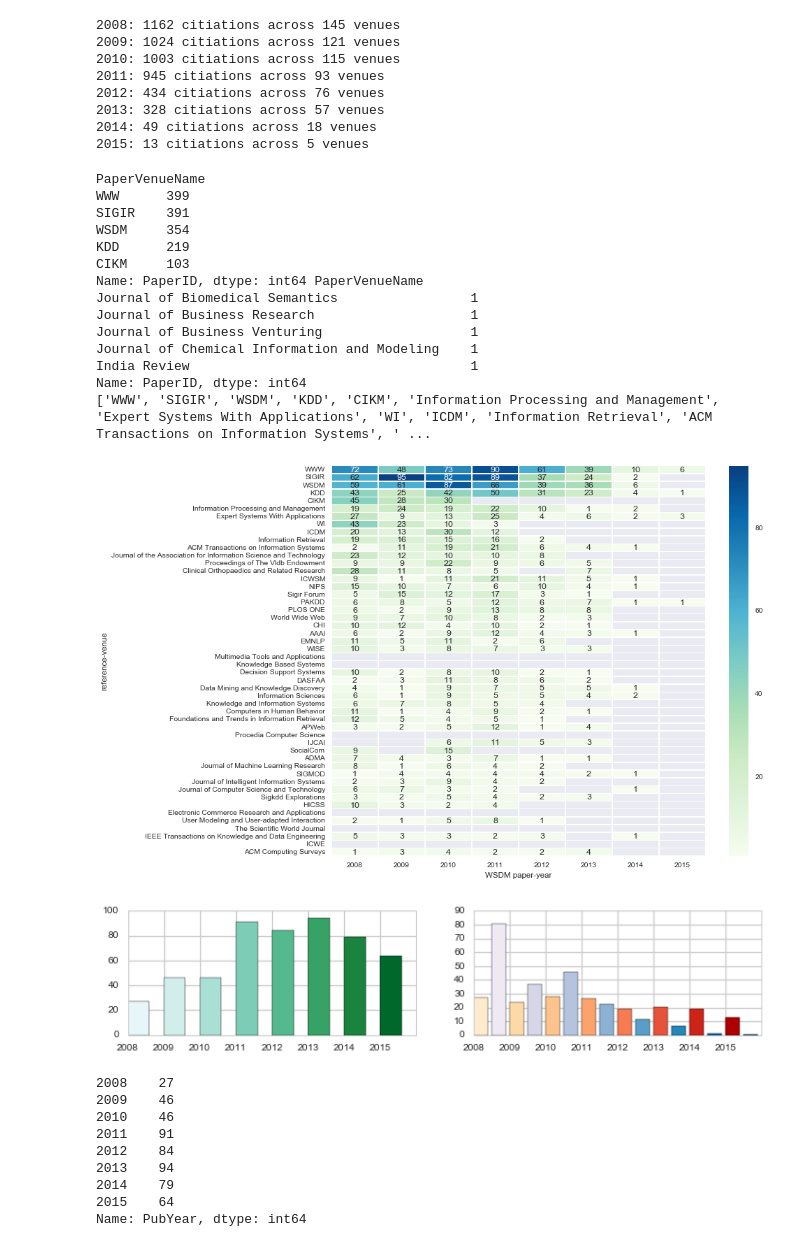
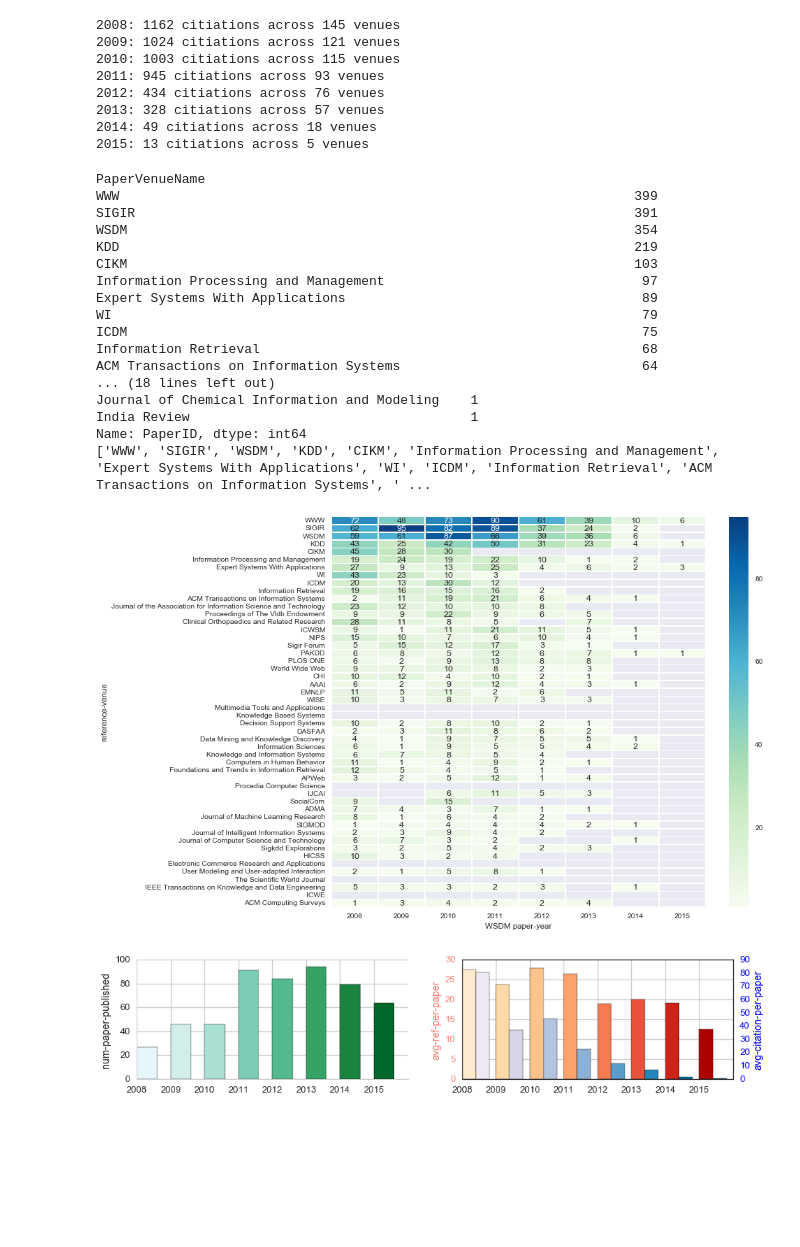
Before and after one commit to lexingxie/academic-graph, a Jupyter notebook: plot_citations.ipynb, the cells around one changed output. Drawn from its saved outputs; the diff is of its cells as text; code cells hidden in the pictures; blank space fills up the shorter version.

Commit message:
blog version of plots

```diff
--- a/plot_citations.ipynb
+++ b/plot_citations.ipynb
@@ -371,9 +363,8 @@ for name, gf in grouped_cited:
 2015: 13 citiations across 5 venues
 # %%
 total_cnt = dfx_cited_valid.groupby(['PaperVenueName']).count()['PaperID'].copy()
-total_cnt.head(10)
 total_cnt.sort_values(ascending=False, inplace=True)
-print(total_cnt.head(), total_cnt.tail())
+print(total_cnt.head(25), total_cnt.tail())
 
 topK = 50
 venue_list = list(total_cnt.index)[:topK]
@@ -385,15 +376,18 @@ sns.heatmap(cited_venue_count.loc[venue_list], linewidths=.5, annot=True, fmt=".
 sns.axlabel(conf + ' paper-year', 'reference-venue')
 # %% [output]
 PaperVenueName
-WWW      399
-SIGIR    391
-WSDM     354
-KDD      219
-CIKM     103
-Name: PaperID, dtype: int64 PaperVenueName
-Journal of Biomedical Semantics                 1
-Journal of Business Research                    1
-Journal of Business Venturing                   1
+WWW                                                                  399
+SIGIR                                                                391
+WSDM                                                                 354
+KDD                                                                  219
+CIKM                                                                 103
+Information Processing and Management                                 97
+Expert Systems With Applications                                      89
+WI                                                                    79
+ICDM                                                                  75
+Information Retrieval                                                 68
+ACM Transactions on Information Systems                               64
+... (18 lines left out)
 Journal of Chemical Information and Modeling    1
 India Review                                    1
 Name: PaperID, dtype: int64
@@ -402,42 +396,46 @@ Name: PaperID, dtype: int64
 # %%
 # data profile plots
 
-plt.figure(figsize=(12, 8))
+plt.figure(figsize=(15, 3))
 # # of papers over years; # of references and # of citations over years
 # # of citings over years, w/wo venues; # of citing venues over years
 # # of citations over publication years, w/wo venues; # of venues over years
 """for year in range(2008, 2016): """
 
 years = range(2008, 2016)
 bar_colrs1 = sns.color_palette("BuGn", len(years))
 bar_colrs2 = sns.color_palette("OrRd", len(years))
 bar_colrs3 = sns.color_palette("PuBu", len(years))
 x_pos = [x+1 for x in range(len(years))]
 
+sns.set_context("talk", font_scale=1.)
 sns.set_style("whitegrid")
 sns.despine()
 
-ax = plt.subplot(3, 2, 1)
-rects1 = ax.bar(x_pos, np.array(df_paper['PubYear'].value_counts(sort=False)), width=.6, color=bar_colrs)
+ax = plt.subplot(1, 2, 1)
+rects1 = ax.bar(x_pos, np.array(df_paper['PubYear'].value_counts(sort=False)), width=.6, color=bar_colrs1)
+ax.set_ylabel('num-paper-published')
 tk1 = plt.xticks(x_pos, years) #, rotation='vertical'
 
-ax = plt.subplot(3, 2, 2)
+"""# of references and # of citations over years"""
+ax2 = plt.subplot(1, 2, 2)
+
+sns.set_style("white")
+sns.despine()
+
 ref_pp = np.array( df_citing['PaperPubYear'].value_counts()/df_paper['PubYear'].value_counts() )
 cit_pp = np.array( df_cited['RefPubYear'].value_counts()/df_paper['PubYear'].value_counts() )
-rects2 = ax.bar(x_pos, ref_pp, width=.4, color=bar_colrs2)
-rects3 = ax.bar([x+.5 for x in x_pos], cit_pp, width=.4, color=bar_colrs3)
+rects2 = ax2.bar(x_pos, ref_pp, width=.4, color=bar_colrs2)
+
+ax2a = ax2.twinx()
+rects2a = ax2a.bar([x+.4 for x in x_pos], cit_pp, width=.4, color=bar_colrs3)
+
 tk2 = plt.xticks(x_pos, years) #, rotation='vertical'
+ax2.set_ylabel('avg-ref-per-paper', color='salmon')
+ax2a.set_ylabel('avg-citation-per-paper', color='b')
+for tl in ax2.get_yticklabels():
+    tl.set_color('salmon')
+for tl in ax2a.get_yticklabels():
+    tl.set_color('b')
 # %% [output]
-[figure, old version]
+[figure, new version]
-# %%
-df_paper['PubYear'].value_counts(sort=False)
-# %% [output]
-2008    27
-2009    46
-2010    46
-2011    91
-2012    84
-2013    94
-2014    79
-2015    64
-Name: PubYear, dtype: int64
```
Also changed, not shown: parts of 12 cells of this notebook.
